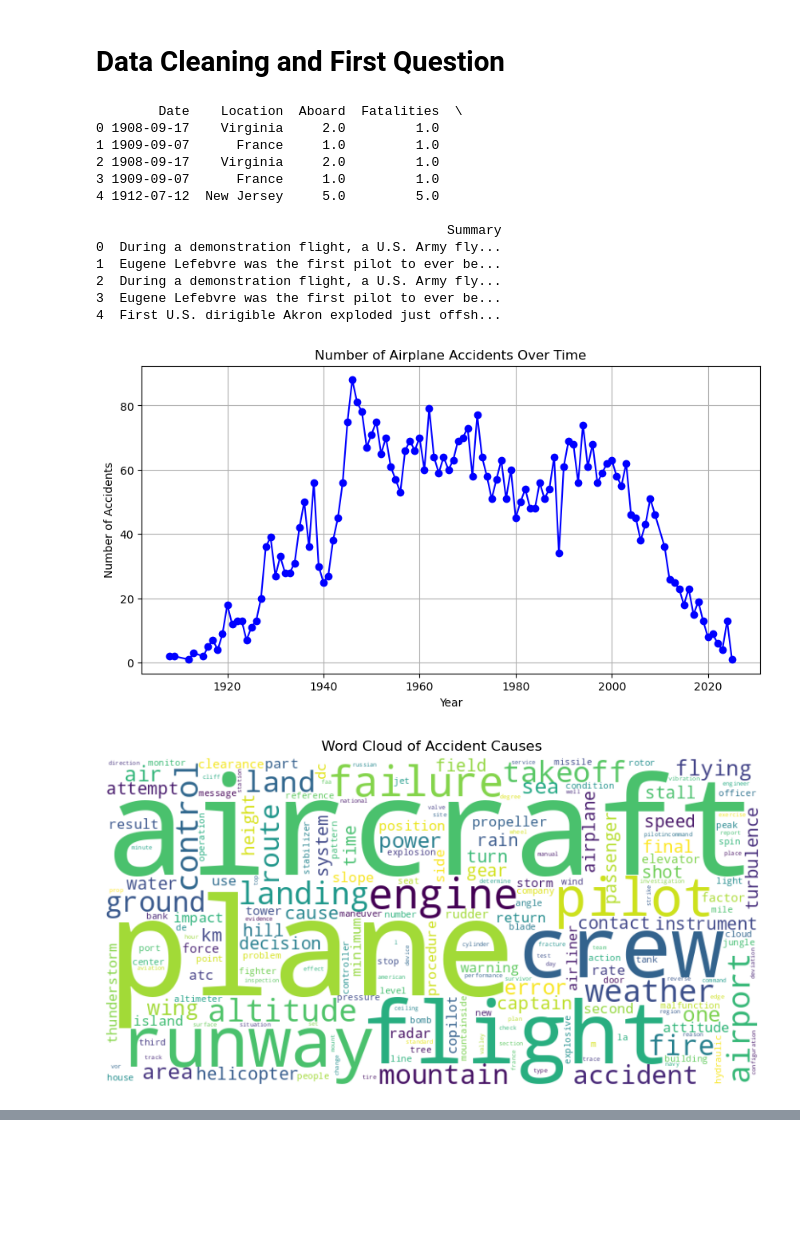
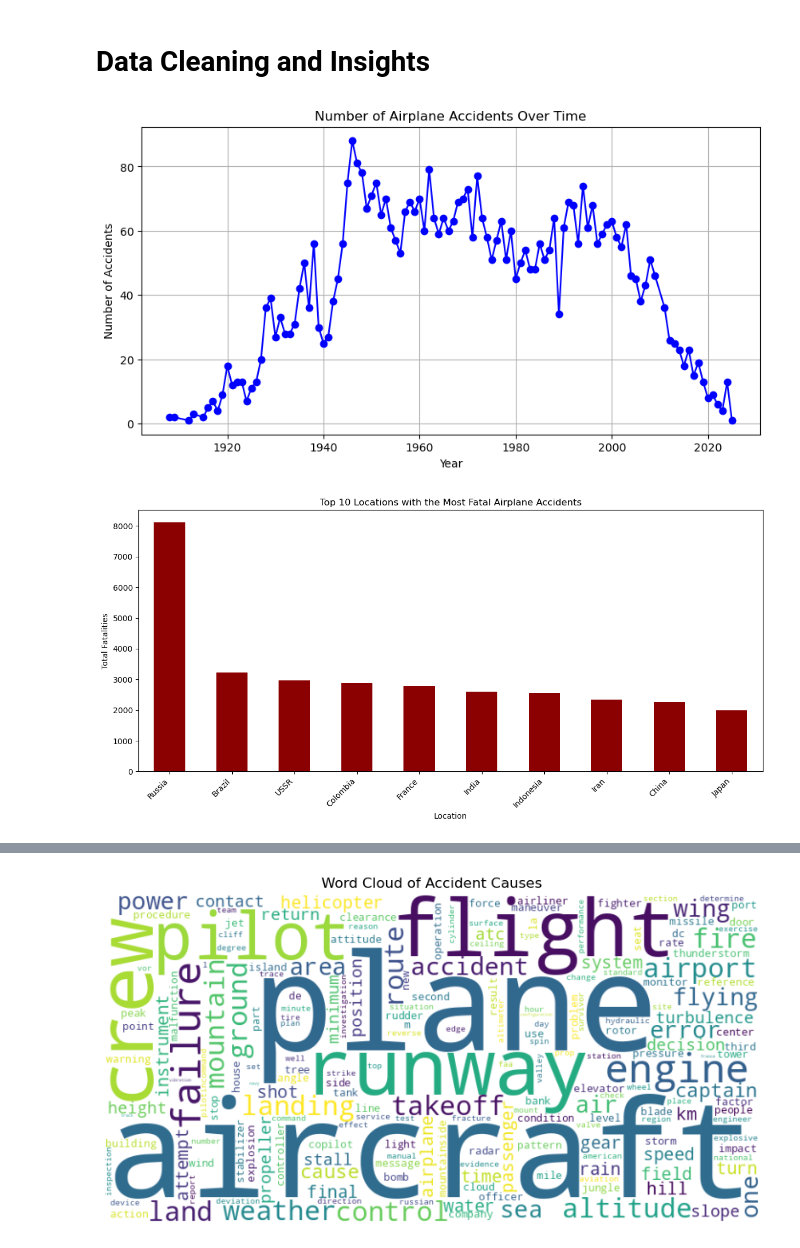
Before and after one commit to 2Dsa3/PROYECTO-1-LENGUAJES-DE-PROGRAMACI-N, a Jupyter notebook: Proyecto 2/clean_plane_crashes.ipynb, the cells around one changed output, grey strips where cells are left out. Cells and saved outputs as stored; diff of their text form; code cells hidden in the pictures; blank space fills up the shorter version.

Commit message:
finished plotting

```diff
--- a/Proyecto 2/clean_plane_crashes.ipynb
+++ b/Proyecto 2/clean_plane_crashes.ipynb
@@ -4,7 +4,7 @@ import matplotlib.pyplot as plt
 import re
 from wordcloud import WordCloud
 # %% [markdown]
-# Data Cleaning and First Question
+# Data Cleaning and Insights
 # %%
 raw_data = pd.read_csv('plane_crashes.csv', header=None, encoding='utf-8', names=['Date', 'Location', 'Aboard', 'Fatalitites', 'Summary'])
 
@@ -26,12 +26,15 @@ def clean_data(data):
     # Extract the summary, removing the 'Summary:' prefix
     cleaned_data['Summary'] = data['Summary'].str.extract(r'Summary:(.*)')[0]
 
-    # Convert 'Date' to datetime format (only year is available now)
+    # Convert 'Date' to datetime format
     cleaned_data['Date'] = pd.to_datetime(cleaned_data['Date'], format='%B %d, %Y', errors='coerce')
 
     # Convert Aboard and Fatalities to integers
     cleaned_data['Aboard'] = pd.to_numeric(cleaned_data['Aboard'], errors='coerce')
     cleaned_data['Fatalities'] = pd.to_numeric(cleaned_data['Fatalities'], errors='coerce')
+
+    # Calculate survivors (Aboard - Fatalities)
+    cleaned_data['Survivors'] = cleaned_data['Aboard'] - cleaned_data['Fatalities']
 
     # Drop rows with invalid dates or essential data missing
     cleaned_data = cleaned_data.dropna(subset=['Date', 'Summary'])
@@ -52,47 +55,60 @@ def analyze_causes(data):
     return word_counts
 
 # Visualize data
 def visualize_data(data, word_counts):
-    # Plot accidents over time
+    # 1. Plot accidents over time (from previous code)
     yearly_data = data.groupby('Year').size()
     plt.figure(figsize=(10, 5))
     plt.plot(yearly_data.index, yearly_data.values, marker='o', linestyle='-', color='b')
     plt.title('Number of Airplane Accidents Over Time')
     plt.xlabel('Year')
     plt.ylabel('Number of Accidents')
     plt.grid()
+    plt.show()
+
+    # 3. Visualizing locations with the most fatal accidents
+    location_fatalities = data.groupby('Location')['Fatalities'].sum().sort_values(ascending=False).head(10)
+    plt.figure(figsize=(12, 6))
+    location_fatalities.plot(kind='bar', color='darkred')
+    plt.title('Top 10 Locations with the Most Fatal Airplane Accidents')
+    plt.xlabel('Location')
+    plt.ylabel('Total Fatalities')
+    plt.xticks(rotation=45, ha='right')
+    plt.tight_layout()
+    plt.show()
+
+    # 4. Visualizing the proportion of survivors vs fatalities over time
+    yearly_survivors = data.groupby('Year')['Survivors'].sum()
+    yearly_fatalities = data.groupby('Year')['Fatalities'].sum()
+
+    # Plot the proportion of survivors vs fatalities over time (line chart)
+    plt.figure(figsize=(10, 5))
+    plt.plot(yearly_survivors.index, yearly_survivors.values, marker='o', linestyle='-', label='Survivors', color='lightgreen')
+    plt.plot(yearly_fatalities.index, yearly_fatalities.values, marker='o', linestyle='-', label='Fatalities', color='darkred')
+
+    plt.title('Survivors vs Fatalities Over Time')
+    plt.xlabel('Year')
+    plt.ylabel('Count')
+    plt.legend()
+    plt.grid(True)
     plt.show()
 
     # Generate word cloud for causes
     wordcloud = WordCloud(width=800, height=400, background_color='white').generate(' '.join(word_counts.index))
     plt.figure(figsize=(10, 5))
     plt.imshow(wordcloud, interpolation='bilinear')
     plt.axis('off')
     plt.title('Word Cloud of Accident Causes')
     plt.show()
 
-
+# Clean data
 cleaned_data = clean_data(raw_data)
-print(cleaned_data.head())
 
 # Analyze causes
 word_counts = analyze_causes(cleaned_data)
 
 # Visualize data
 visualize_data(cleaned_data, word_counts)
 # %% [output]
-        Date    Location  Aboard  Fatalities  \
-0 1908-09-17    Virginia     2.0         1.0
-1 1909-09-07      France     1.0         1.0
-2 1908-09-17    Virginia     2.0         1.0
-3 1909-09-07      France     1.0         1.0
-4 1912-07-12  New Jersey     5.0         5.0
-
-                                             Summary
-0  During a demonstration flight, a U.S. Army fly...
-1  Eugene Lefebvre was the first pilot to ever be...
-2  During a demonstration flight, a U.S. Army fly...
-3  Eugene Lefebvre was the first pilot to ever be...
-4  First U.S. dirigible Akron exploded just offsh...
 [figure]
-[figure, old version]
+[figure, new version]
@@ -98,0 +116 @@ visualize_data(cleaned_data, word_counts)
+[figure, added]
```
Also changed, not shown: parts of 1 cell of this notebook.
